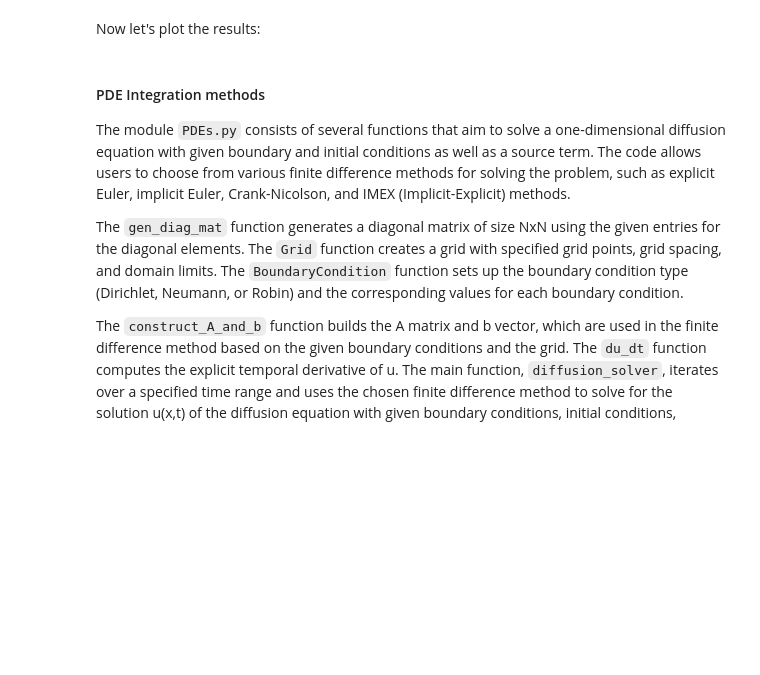
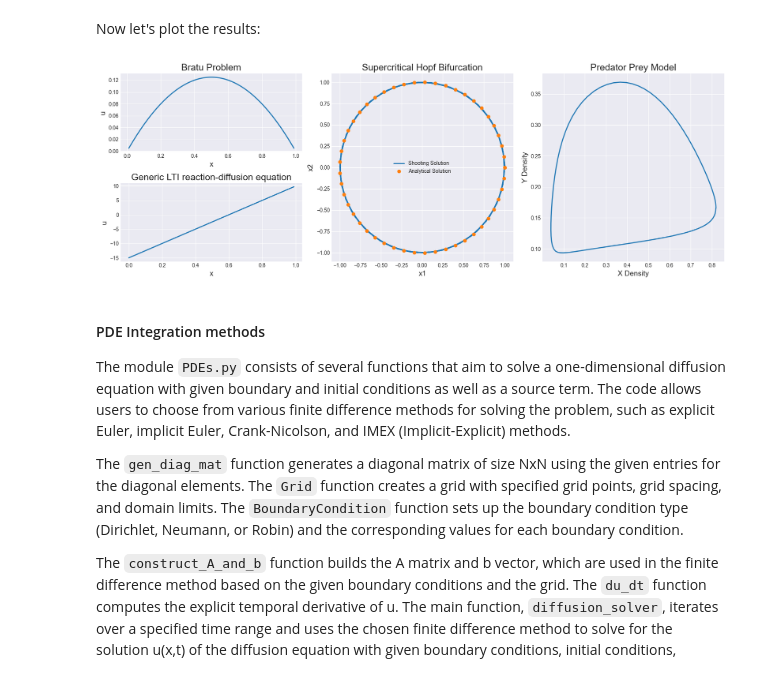
Before and after one commit to MikeJohnson424/emat30008, a Jupyter notebook: report.ipynb, the cells around one changed output. Cells and saved outputs as stored; diff of their text form; code cells hidden in the pictures; blank space fills up the shorter version.

```diff
--- a/report.ipynb
+++ b/report.ipynb
@@ -193,37 +197,39 @@ ax3 = plt.subplot(gs[:, 1])
 ax4 = plt.subplot(gs[:, 2])
 
 # Plot the data in each subplot
-ax1.plot(solution2.x, solution2.u)
+ax1.plot(solution2.x, solution2.u, linewidth=2, label='Numerical Solution')
 ax1.set_title('Bratu Problem',fontsize = 18)
 ax1.set_xlabel('x',fontsize = 14)
 ax1.set_ylabel('u',fontsize = 14)
 ax1.grid(True)
 
-ax2.plot(solution1.x, solution1.u)
+ax2.plot(solution1.x, solution1.u, linewidth=2, label='Numerical Solution')
 ax2.set_title('Generic LTI reaction-diffusion equation',fontsize = 18)
 ax2.grid(True)
 ax2.set_xlabel('x',fontsize = 14)
 ax2.set_ylabel('u',fontsize = 14)
 
-ax3.plot(hopf_sol.y[0], hopf_sol.y[1],label = 'Shooting Solution')
+ax3.plot(hopf_sol.y[0], hopf_sol.y[1],linewidth = 2, label = 'Shooting Solution')
 ax3.plot(hopf_sol_true[0], hopf_sol_true[1],'o',label = 'Analytical Solution')
 ax3.grid(True)
 ax3.legend(loc = 'best')
 ax3.set_title('Supercritical Hopf Bifurcation',fontsize = 18)
 ax3.set_xlabel('x1',fontsize = 14)
 ax3.set_ylabel('x2',fontsize = 14)
 
-ax4.plot(PPM_sol.y[0],PPM_sol.y[1])
+ax4.plot(PPM_sol.y[0],PPM_sol.y[1],linewidth = 2)
 ax4.grid(True)
 ax4.set_title('Predator Prey Model',fontsize = 18)
 ax4.set_xlabel('X Density',fontsize = 14)
 ax4.set_ylabel('Y Density',fontsize = 14)
 
 # Adjust the layout
 plt.tight_layout()
 
 # Display the figure
 plt.show()
+# %% [output]
+[figure, added]
 # %% [markdown]
 #### PDE Integration methods
 
```
Also changed, not shown: parts of 4 cells of this notebook, 3 other files.
